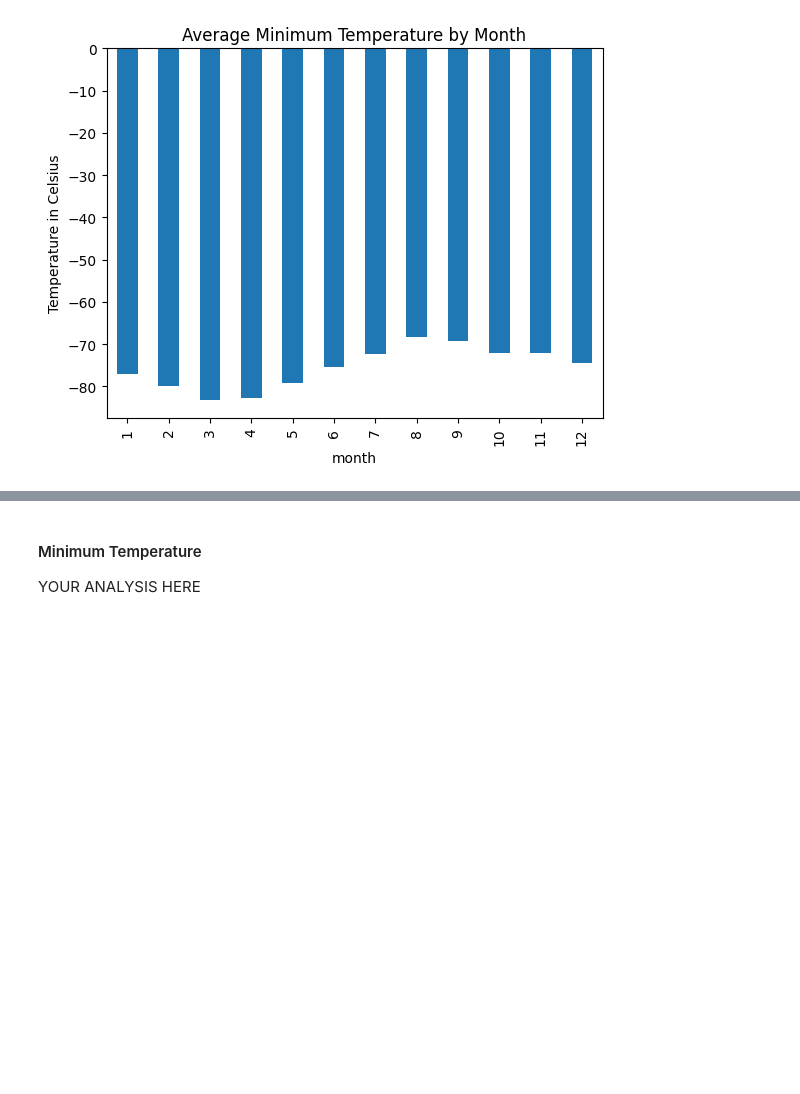
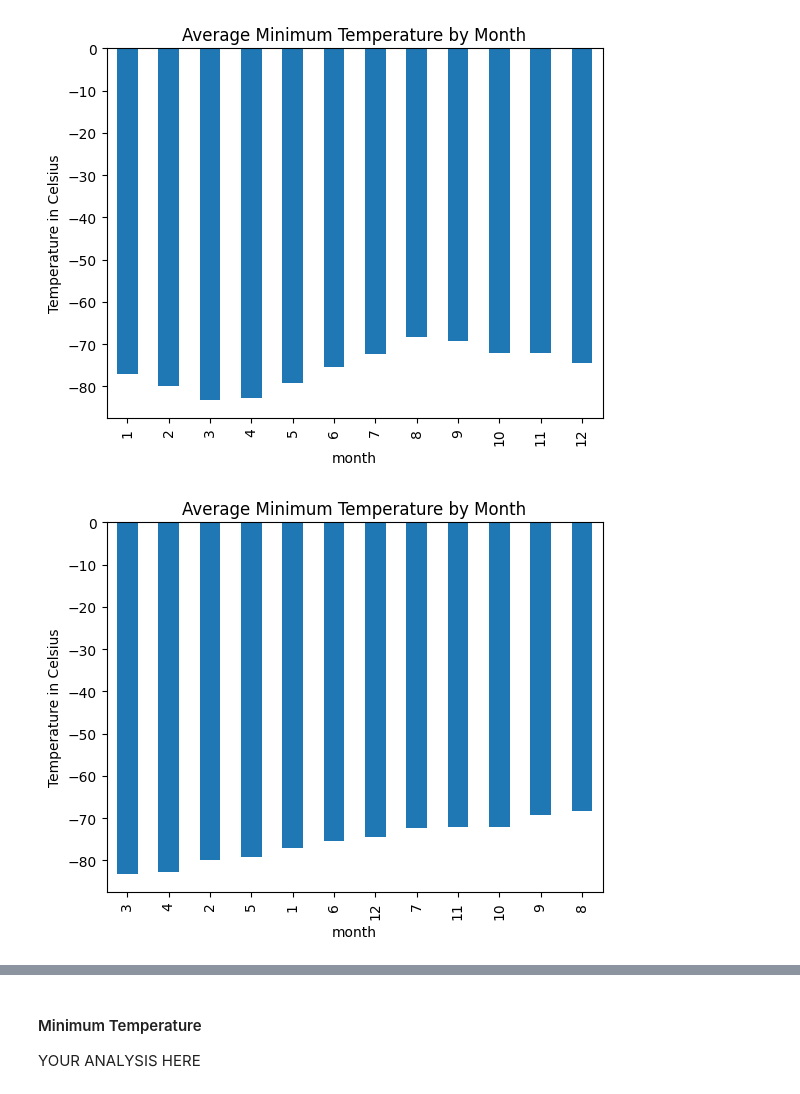
Before and after one commit to renzsupnet/soup_challenge, a Jupyter notebook: part_2_mars_weather.ipynb, the cells around one changed output, grey strips where cells are left out. Cells and saved outputs as stored; diff of their text form; code cells hidden in the pictures; blank space fills up the shorter version.

```diff
--- a/part_2_mars_weather.ipynb
+++ b/part_2_mars_weather.ipynb
@@ -159,5 +159,11 @@ plt.show()
 [figure]
 # %%
 # Identify the coldest and hottest months in Curiosity's location by sorting the previous graph
+average_min_temp.sort_values().plot(kind='bar')
+plt.ylabel('Temperature in Celsius')
+plt.title("Average Minimum Temperature by Month")
+plt.show()
+# %% [output]
+[figure, added]
 # %%
 # 4. What is the average pressure by month?
```
Also changed, not shown: parts of 2 cells of this notebook.
